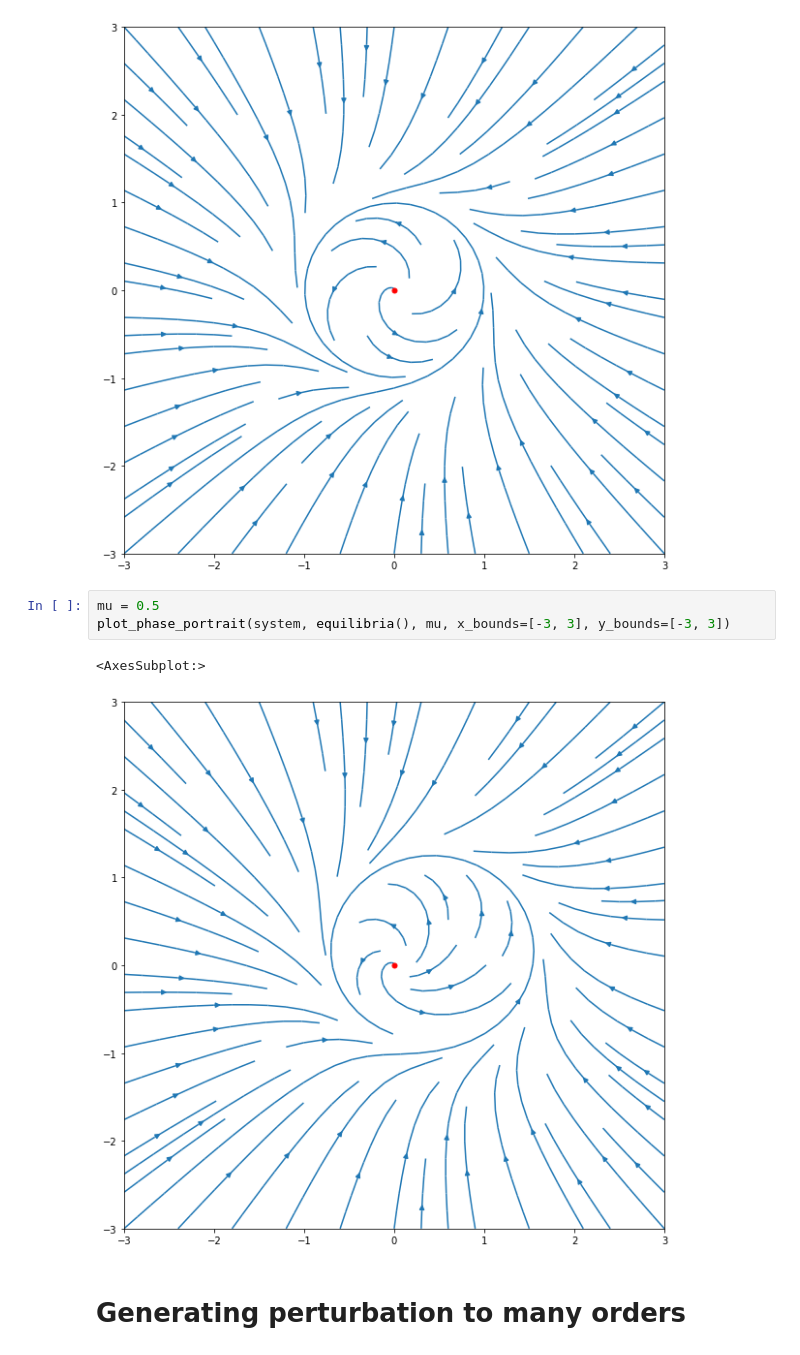
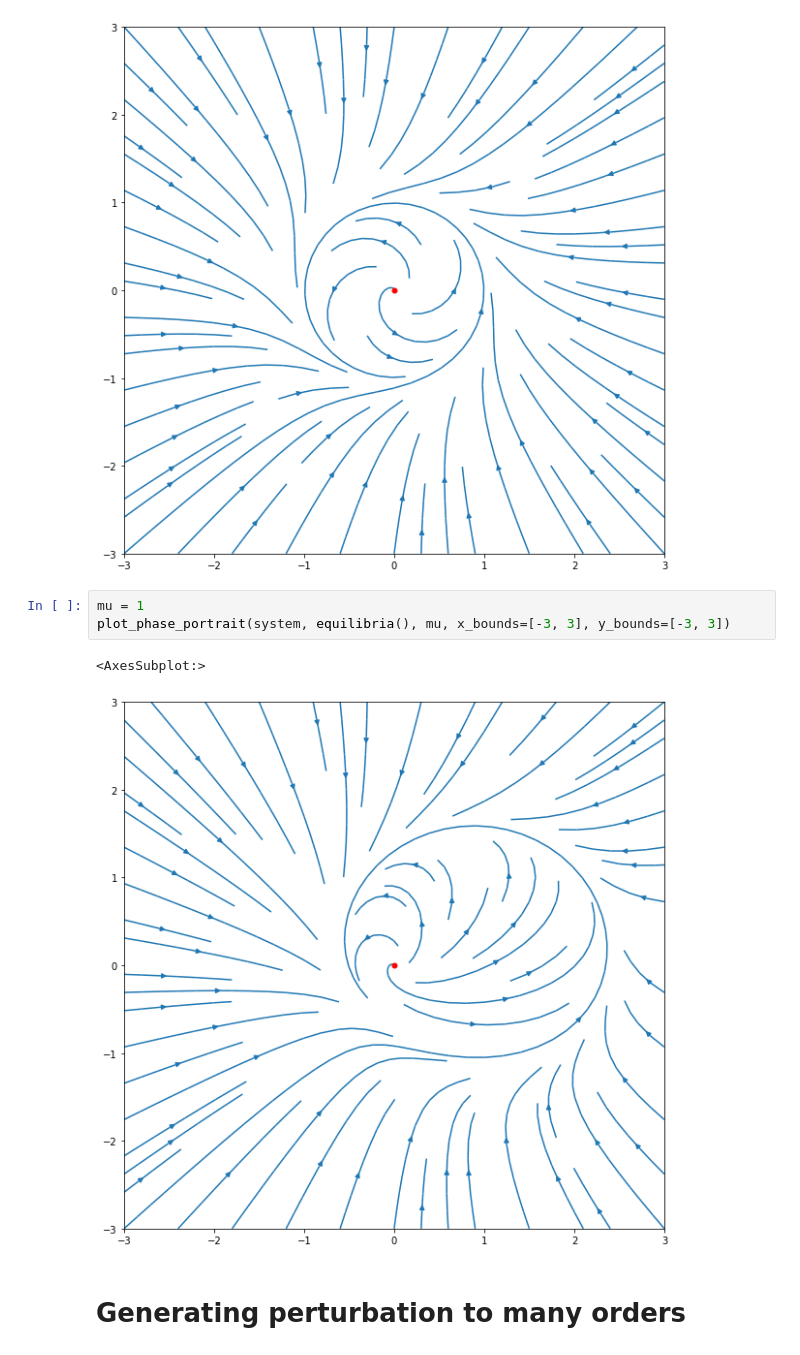
Before and after one commit to sablonl/LPHYS2114, a Jupyter notebook: Série 5 - Q2 Approximating limit cycle.ipynb, the cells around one changed output. Saved outputs shown, nothing was run; the diff lists cells and outputs as text.

```diff
--- a/Série 5 - Q2 Approximating limit cycle.ipynb
+++ b/Série 5 - Q2 Approximating limit cycle.ipynb
@@ -58,11 +58,11 @@ plot_phase_portrait(system, equilibria(), mu, x_bounds=[-3, 3], y_bounds=[-3, 3]
 <AxesSubplot:>
 [figure]
 # %%
-mu = 0.5
+mu = 1
 plot_phase_portrait(system, equilibria(), mu, x_bounds=[-3, 3], y_bounds=[-3, 3])
 # %% [output]
 <AxesSubplot:>
-[figure, old version]
+[figure, new version]
 # %% [markdown]
 # Generating perturbation to many orders
 # %%
```
Also changed, not shown: parts of 2 cells of this notebook, 2 other files.
